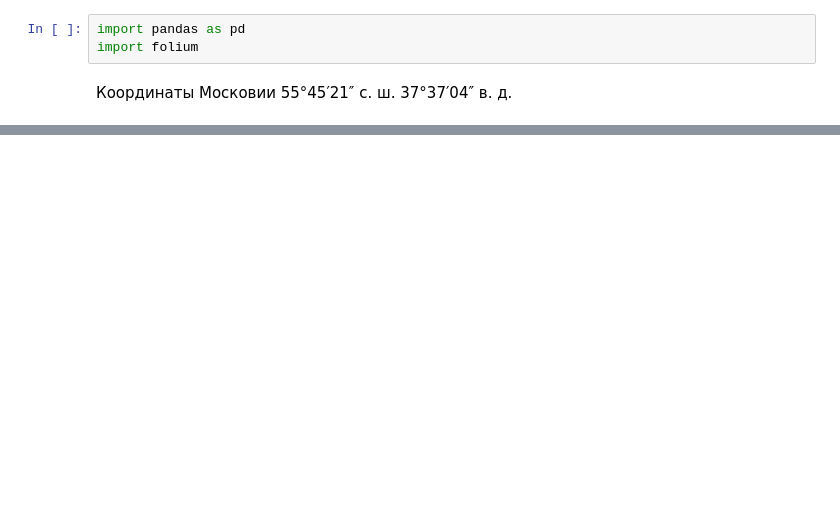
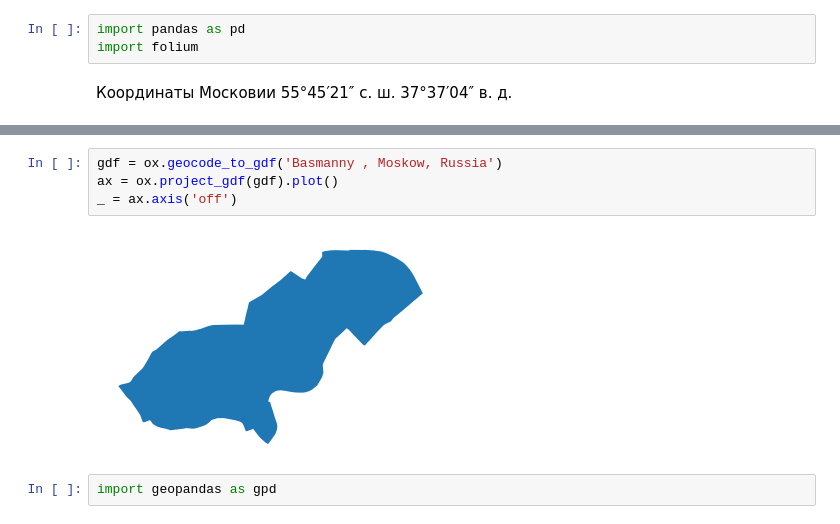
Before and after one commit to lazymanul/urbanclasters, a Jupyter notebook: moskow_map.ipynb, the cells around one changed output, grey strips where cells are left out. Drawn from its saved outputs; the diff is of its cells as text; blank space fills up the shorter version.

Commit message:
add geocode request pattern

```diff
--- a/moskow_map.ipynb
+++ b/moskow_map.ipynb
@@ -49,0 +63,8 @@ moskow_map
+# %%
+gdf = ox.geocode_to_gdf('Basmanny , Moskow, Russia')
+ax = ox.project_gdf(gdf).plot()
+_ = ax.axis('off')
+# %% [output]
+[figure, added]
+# %%
+import geopandas as gpd
```
Also changed, not shown: parts of 7 cells of this notebook.
